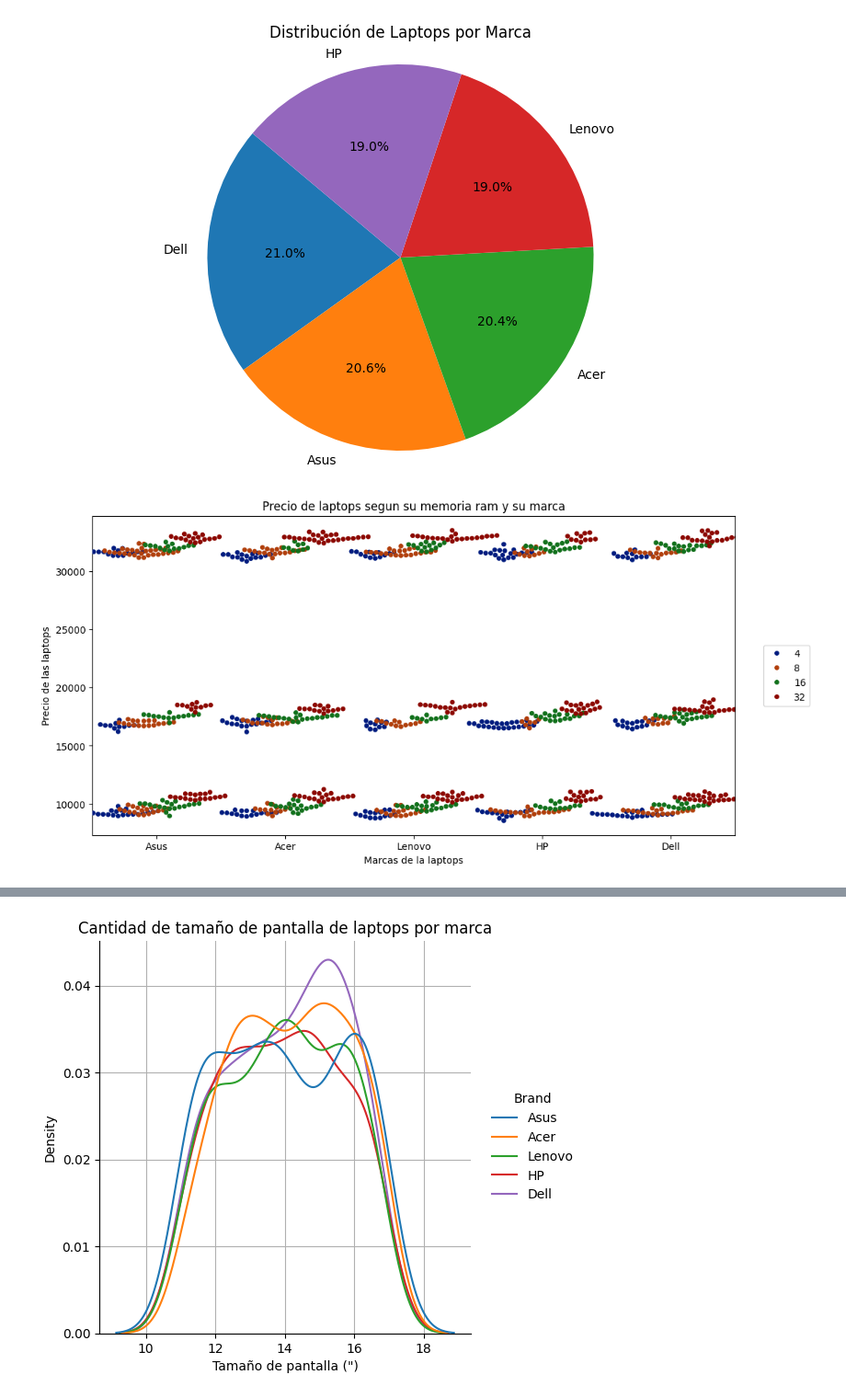
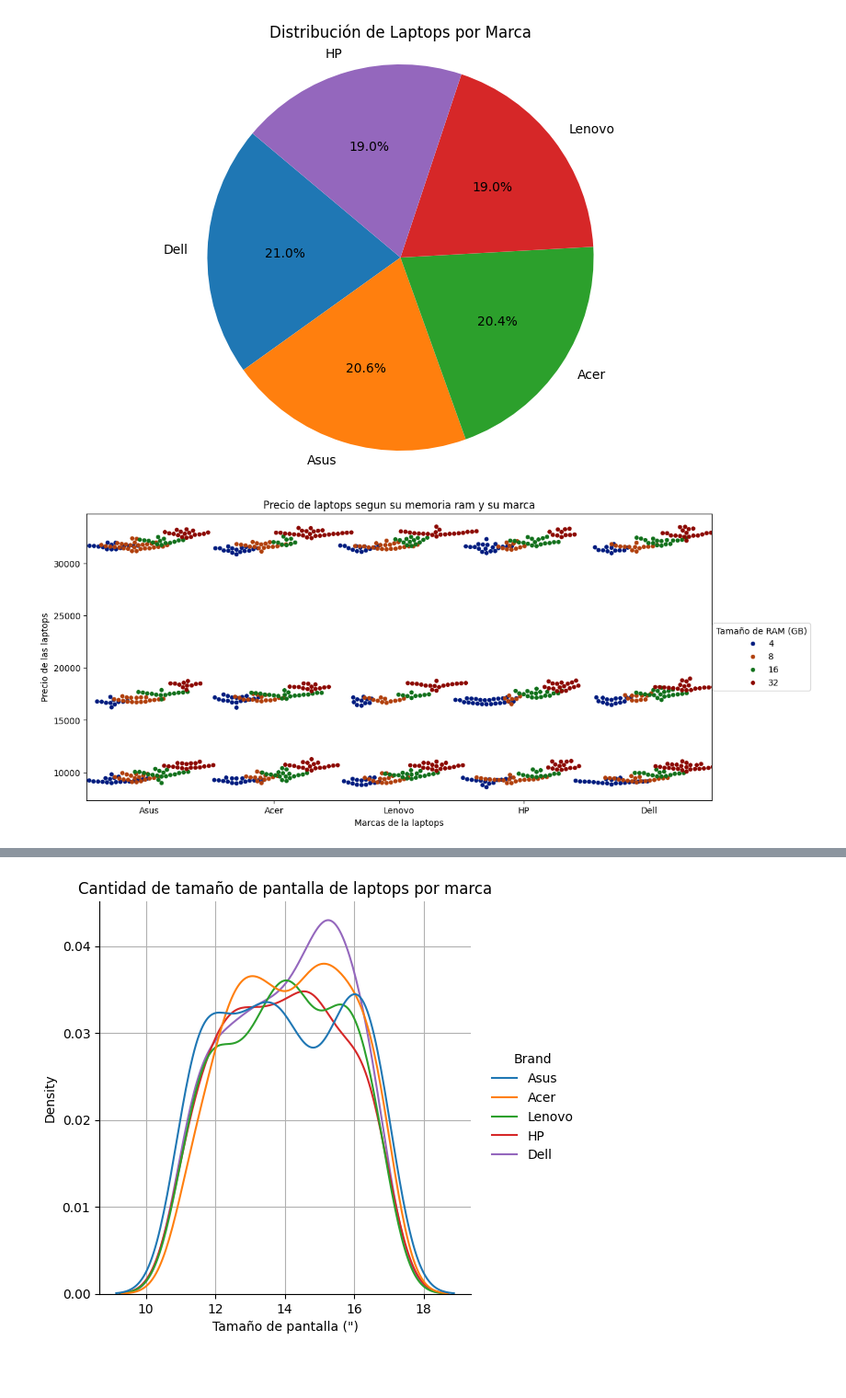
Before and after one commit to Isaac244/Proyecto_Machine_Learning, a Jupyter notebook: Proyecto-final.ipynb, the cells around one changed output, grey strips where cells are left out. Shown at 92% size. Cells and saved outputs as stored; diff of their text form; code cells hidden in the pictures; blank space fills up the shorter version.

```diff
--- a/Proyecto-final.ipynb
+++ b/Proyecto-final.ipynb
@@ -218,12 +218,12 @@ plt.show()
 # %%
 #GRAFICA DE PRECIO DE LAPTOP POR MEMORIA RAM
 #sns.displot(data=data_nueva, x='Price',hue='RAM_Size', kind='kde', legend=True, palette='dark', fill=True,col='RAM_Size')
-plt.figure(figsize=(12,6))
+plt.figure(figsize=(13,6))
 sns.swarmplot(data=data_nueva, x='Brand', y='Price', hue='RAM_Size',  palette='dark', dodge=True)
 plt.title('Precio de laptops segun su memoria ram y su marca')
 plt.xlabel('Marcas de la laptops')
 plt.ylabel('Precio de las laptops')
-plt.legend(loc='center', bbox_to_anchor=(1.08,0.5))
+plt.legend(title='Tamaño de RAM (GB)',loc='center', bbox_to_anchor=(1.08,0.5))
 plt.show()
 # %% [output]
-[figure, old version]
+[figure, new version]
```
Also changed, not shown: parts of 4 cells of this notebook, 1 other file.
